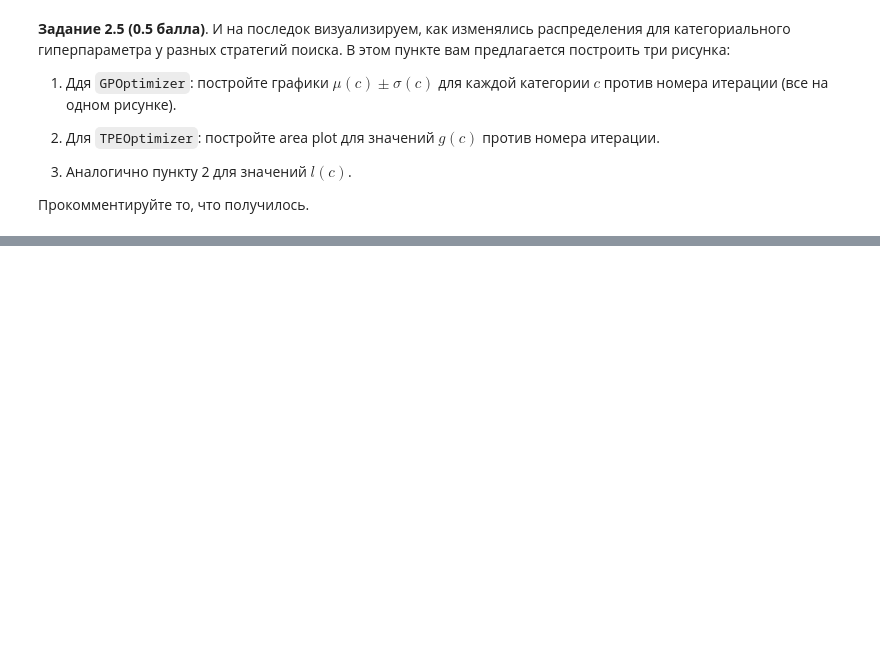
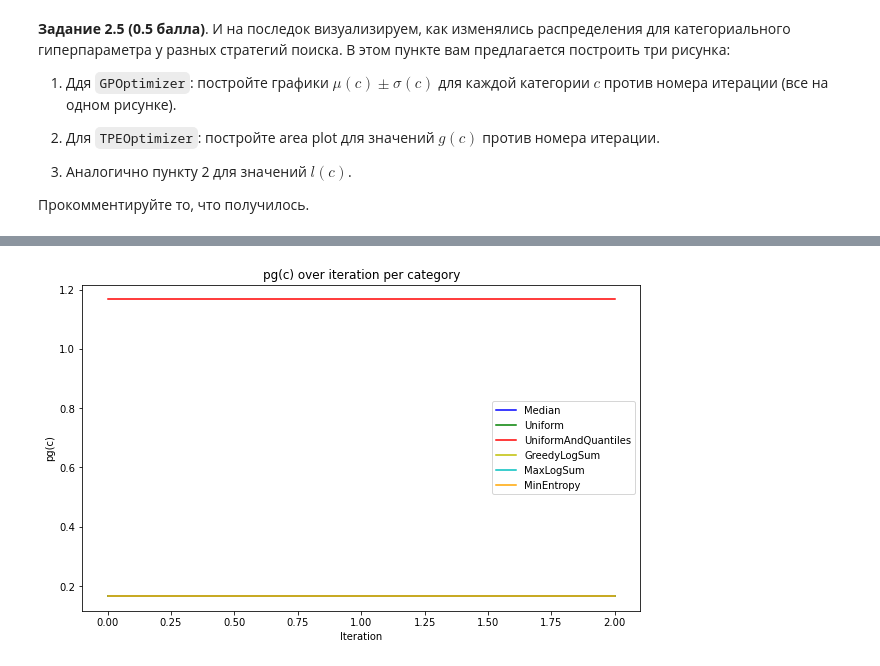
Before and after one commit to Panesher/Machine-Learning, a Jupyter notebook: ML/HW-14/homework-practice-14-Panesh.ipynb, the cells around one changed output, grey strips where cells are left out. Drawn from its saved outputs; the diff is of its cells as text; code cells hidden in the pictures; blank space fills up the shorter version.

```diff
--- a/ML/HW-14/homework-practice-14-Panesh.ipynb
+++ b/ML/HW-14/homework-practice-14-Panesh.ipynb
@@ -469,0 +503,28 @@ plt.show()
+# %%
+pg = {}
+pl = {}
+for cat in tpe.param_distributions[key].categories:
+    pg[cat] = []
+    pl[cat] = []
+
+for i in range(1, len(tpe.scores_history) + 1):
+    scores_history = tpe.scores_history[:i]
+    params_history = tpe.params_history[key][:i]
+    quantile = np.quantile(scores_history, tpe.gamma)
+    ng = len(scores_history[scores_history >= quantile])
+    nl = len(scores_history) - ng
+    for cat in tpe.param_distributions[key].categories:
+        scores = scores_history[params_history == cat]
+        pg[cat] += [ng / len(distr.categories) + len(scores[scores >= quantile])]
+        pl[cat] += [nl / len(distr.categories) + len(scores[scores < quantile])]
+
+plt.figure(figsize=(10, 6))
+for i, cat in enumerate(gp.param_distributions[key].categories):
+    plt.plot(np.arange(len(pg[cat])), pg[cat], label=cat, color=colors[i % len(colors)])
+plt.legend()
+plt.xlabel('Iteration')
+plt.ylabel('pg(c)')
+plt.title('pg(c) over iteration per category')
+plt.show()
+# %% [output]
+[figure, added]
```
Also changed, not shown: parts of 10 cells of this notebook.
